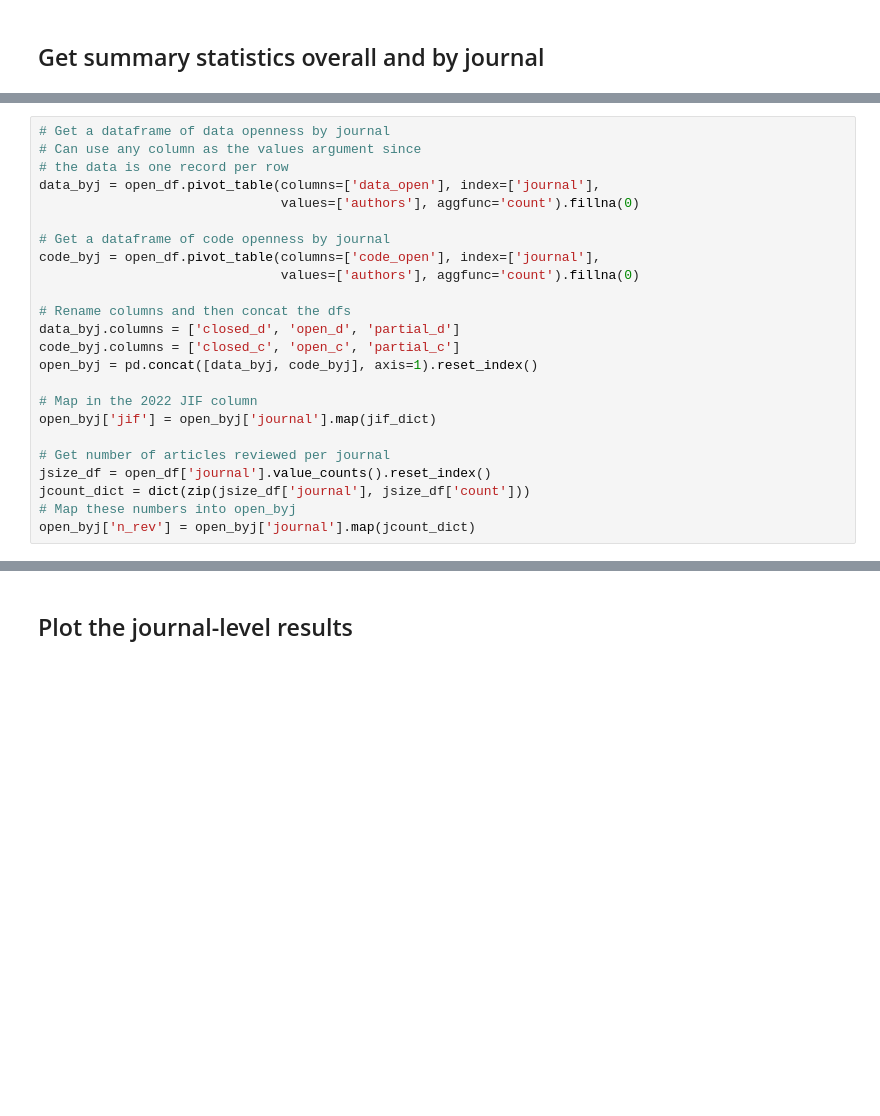
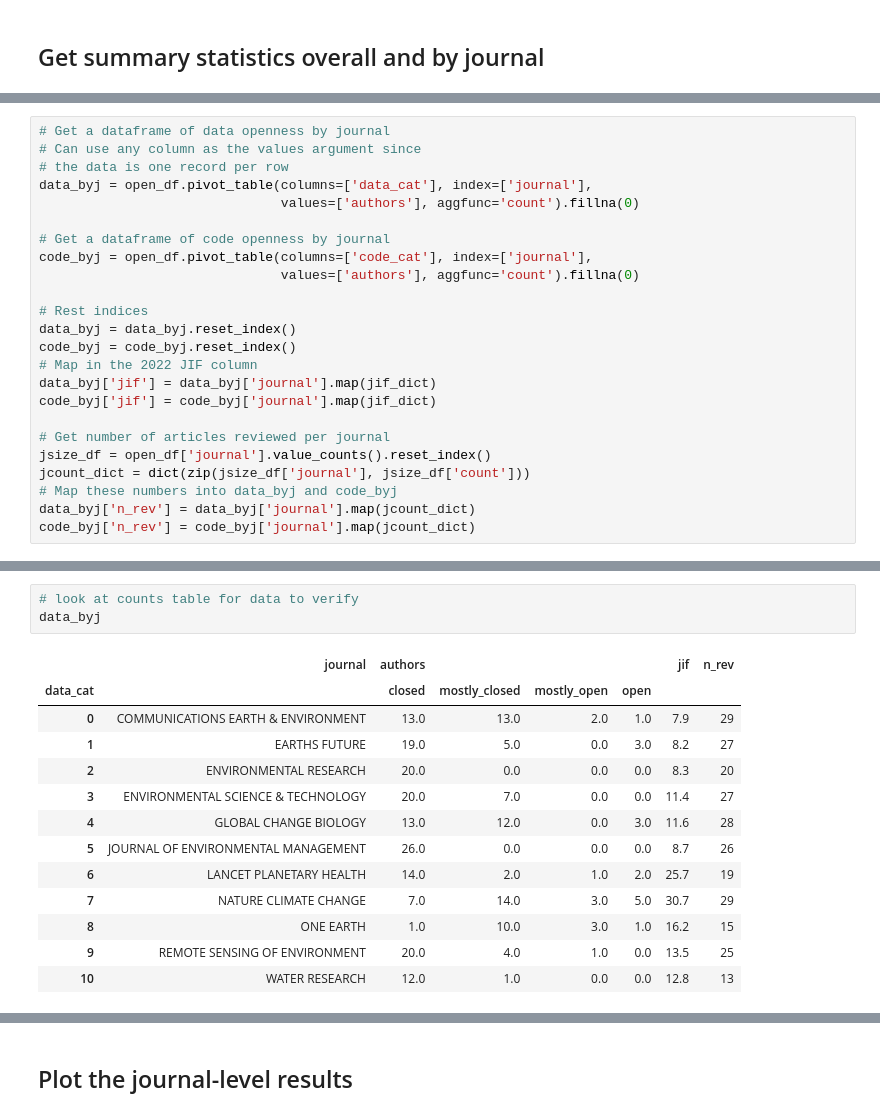
Before and after one commit to abpoll/open, a Jupyter notebook: src/Results.ipynb, the cells around one changed output, grey strips where cells are left out. Saved outputs shown, nothing was run; the diff lists cells and outputs as text; blank space fills up the shorter version.

```diff
--- a/src/Results.ipynb
+++ b/src/Results.ipynb
@@ -80,26 +145,26 @@ Continue :)
 # Get a dataframe of data openness by journal
 # Can use any column as the values argument since
 # the data is one record per row
-data_byj = open_df.pivot_table(columns=['data_open'], index=['journal'],
+data_byj = open_df.pivot_table(columns=['data_cat'], index=['journal'],
                                values=['authors'], aggfunc='count').fillna(0)
 
 # Get a dataframe of code openness by journal
-code_byj = open_df.pivot_table(columns=['code_open'], index=['journal'],
+code_byj = open_df.pivot_table(columns=['code_cat'], index=['journal'],
                                values=['authors'], aggfunc='count').fillna(0)
 
-# Rename columns and then concat the dfs
-data_byj.columns = ['closed_d', 'open_d', 'partial_d']
-code_byj.columns = ['closed_c', 'open_c', 'partial_c']
-open_byj = pd.concat([data_byj, code_byj], axis=1).reset_index()
-
+# Rest indices
+data_byj = data_byj.reset_index()
+code_byj = code_byj.reset_index()
 # Map in the 2022 JIF column
-open_byj['jif'] = open_byj['journal'].map(jif_dict)
+data_byj['jif'] = data_byj['journal'].map(jif_dict)
+code_byj['jif'] = code_byj['journal'].map(jif_dict)
 
 # Get number of articles reviewed per journal
 jsize_df = open_df['journal'].value_counts().reset_index()
 jcount_dict = dict(zip(jsize_df['journal'], jsize_df['count']))
-# Map these numbers into open_byj
-open_byj['n_rev'] = open_byj['journal'].map(jcount_dict)
+# Map these numbers into data_byj and code_byj
+data_byj['n_rev'] = data_byj['journal'].map(jcount_dict)
+code_byj['n_rev'] = code_byj['journal'].map(jcount_dict)
 # %%
 # Get proportions for each category based on n_rev
 # and print wiht journal in the index
@@ -129,0 +195,17 @@ WATER RESEARCH                       0.000000   0.076923
+# %%
+# look at counts table for data to verify
+data_byj
+# %% [output]
+|  | journal | authors |  |  |  | jif | n_rev |
+| data_cat |  | closed | mostly_closed | mostly_open | open |  |  |
+| 0 | COMMUNICATIONS EARTH & ENVIRONMENT | 13.0 | 13.0 | 2.0 | 1.0 | 7.9 | 29 |
+| 1 | EARTHS FUTURE | 19.0 | 5.0 | 0.0 | 3.0 | 8.2 | 27 |
+| 2 | ENVIRONMENTAL RESEARCH | 20.0 | 0.0 | 0.0 | 0.0 | 8.3 | 20 |
+| 3 | ENVIRONMENTAL SCIENCE & TECHNOLOGY | 20.0 | 7.0 | 0.0 | 0.0 | 11.4 | 27 |
+| 4 | GLOBAL CHANGE BIOLOGY | 13.0 | 12.0 | 0.0 | 3.0 | 11.6 | 28 |
+| 5 | JOURNAL OF ENVIRONMENTAL MANAGEMENT | 26.0 | 0.0 | 0.0 | 0.0 | 8.7 | 26 |
+| 6 | LANCET PLANETARY HEALTH | 14.0 | 2.0 | 1.0 | 2.0 | 25.7 | 19 |
+| 7 | NATURE CLIMATE CHANGE | 7.0 | 14.0 | 3.0 | 5.0 | 30.7 | 29 |
+| 8 | ONE EARTH | 1.0 | 10.0 | 3.0 | 1.0 | 16.2 | 15 |
+| 9 | REMOTE SENSING OF ENVIRONMENT | 20.0 | 4.0 | 1.0 | 0.0 | 13.5 | 25 |
+| 10 | WATER RESEARCH | 12.0 | 1.0 | 0.0 | 0.0 | 12.8 | 13 |
```
Also changed, not shown: parts of 32 cells of this notebook, 1 other file.
